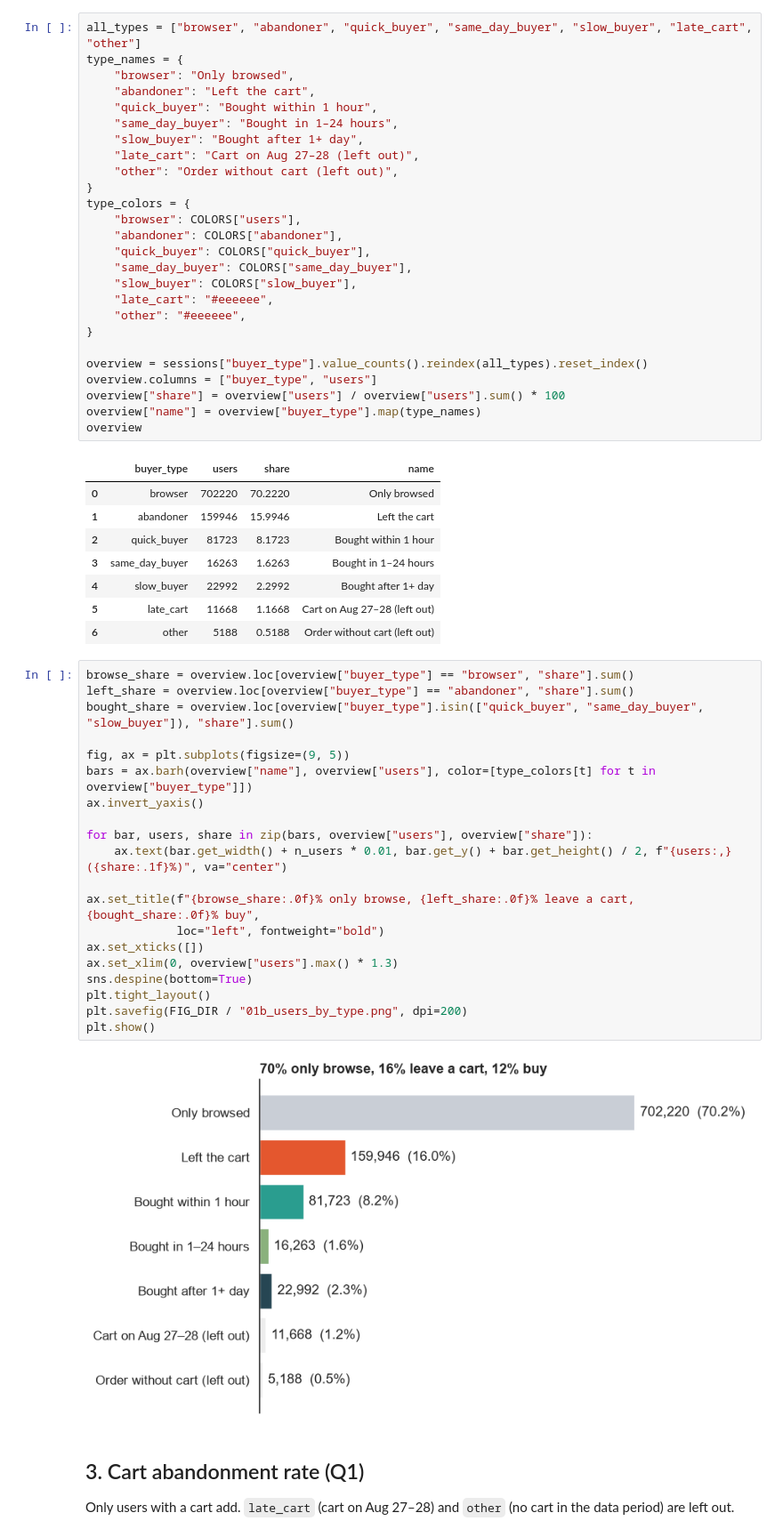
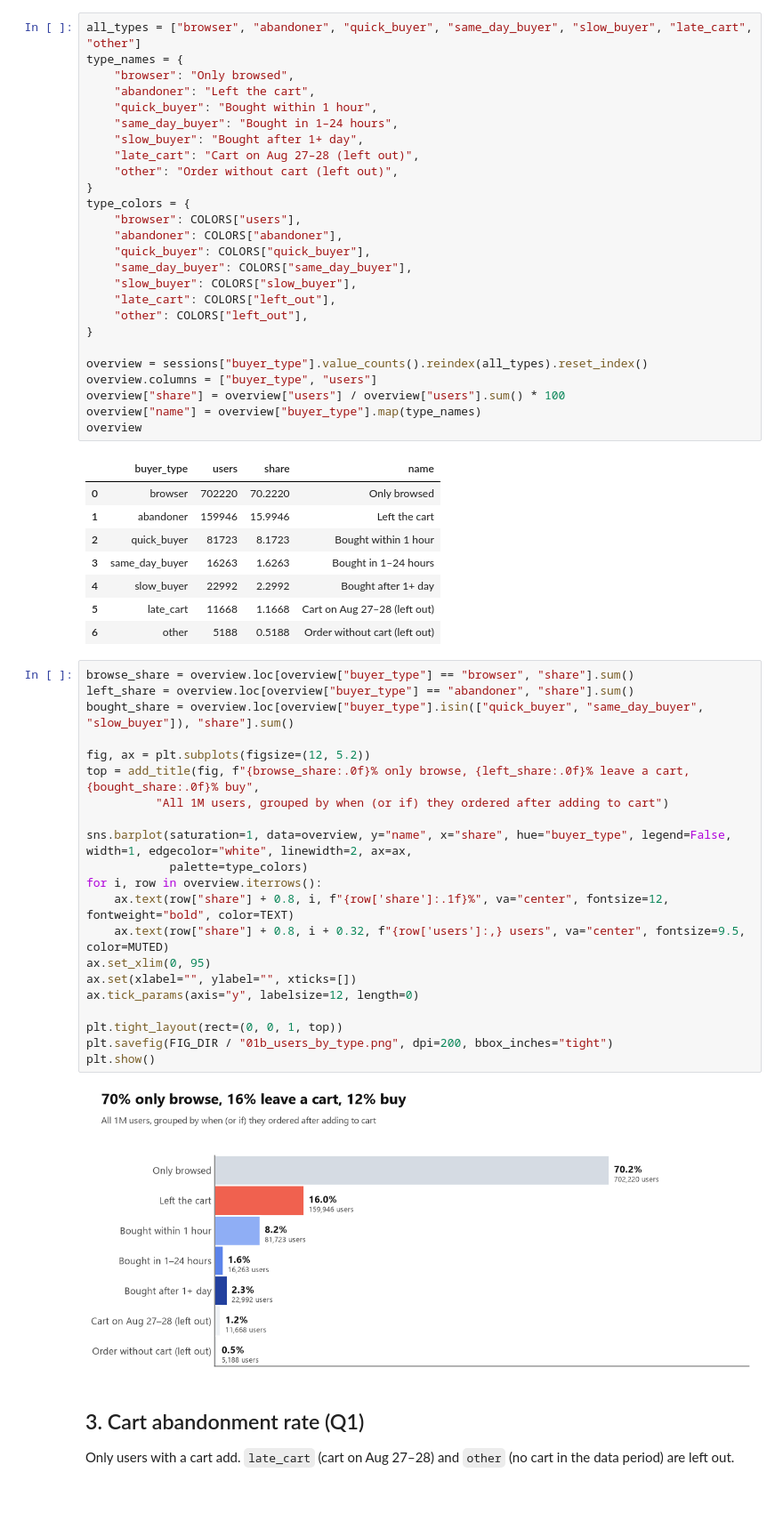
Before and after one commit to ShadiShirinbeik/otto-cart-recovery, a Jupyter notebook: notebooks/03_cart_abandonment.ipynb, the cells around one changed output. Shown at 89% size. Cells and saved outputs as stored; diff of their text form; blank space fills up the shorter version.

```diff
--- a/notebooks/03_cart_abandonment.ipynb
+++ b/notebooks/03_cart_abandonment.ipynb
@@ -139,8 +143,8 @@ type_colors = {
     "quick_buyer": COLORS["quick_buyer"],
     "same_day_buyer": COLORS["same_day_buyer"],
     "slow_buyer": COLORS["slow_buyer"],
-    "late_cart": "#eeeeee",
-    "other": "#eeeeee",
+    "late_cart": COLORS["left_out"],
+    "other": COLORS["left_out"],
 }
 
 overview = sessions["buyer_type"].value_counts().reindex(all_types).reset_index()
@@ -160,25 +164,26 @@ overview
 # %%
 browse_share = overview.loc[overview["buyer_type"] == "browser", "share"].sum()
 left_share = overview.loc[overview["buyer_type"] == "abandoner", "share"].sum()
 bought_share = overview.loc[overview["buyer_type"].isin(["quick_buyer", "same_day_buyer", "slow_buyer"]), "share"].sum()
 
-fig, ax = plt.subplots(figsize=(9, 5))
-bars = ax.barh(overview["name"], overview["users"], color=[type_colors[t] for t in overview["buyer_type"]])
-ax.invert_yaxis()
+fig, ax = plt.subplots(figsize=(12, 5.2))
+top = add_title(fig, f"{browse_share:.0f}% only browse, {left_share:.0f}% leave a cart, {bought_share:.0f}% buy",
+          "All 1M users, grouped by when (or if) they ordered after adding to cart")
 
-for bar, users, share in zip(bars, overview["users"], overview["share"]):
-    ax.text(bar.get_width() + n_users * 0.01, bar.get_y() + bar.get_height() / 2, f"{users:,}  ({share:.1f}%)", va="center")
+sns.barplot(saturation=1, data=overview, y="name", x="share", hue="buyer_type", legend=False, width=1, edgecolor="white", linewidth=2, ax=ax,
+            palette=type_colors)
+for i, row in overview.iterrows():
+    ax.text(row["share"] + 0.8, i, f"{row['share']:.1f}%", va="center", fontsize=12, fontweight="bold", color=TEXT)
+    ax.text(row["share"] + 0.8, i + 0.32, f"{row['users']:,} users", va="center", fontsize=9.5, color=MUTED)
+ax.set_xlim(0, 95)
+ax.set(xlabel="", ylabel="", xticks=[])
+ax.tick_params(axis="y", labelsize=12, length=0)
 
-ax.set_title(f"{browse_share:.0f}% only browse, {left_share:.0f}% leave a cart, {bought_share:.0f}% buy",
-             loc="left", fontweight="bold")
-ax.set_xticks([])
-ax.set_xlim(0, overview["users"].max() * 1.3)
-sns.despine(bottom=True)
-plt.tight_layout()
-plt.savefig(FIG_DIR / "01b_users_by_type.png", dpi=200)
+plt.tight_layout(rect=(0, 0, 1, top))
+plt.savefig(FIG_DIR / "01b_users_by_type.png", dpi=200, bbox_inches="tight")
 plt.show()
 # %% [output]
-[figure, old version]
+[figure, new version]
 # %% [markdown]
 ## 3. Cart abandonment rate (Q1)
 
```
Also changed, not shown: parts of 5 cells of this notebook, 16 other files.
